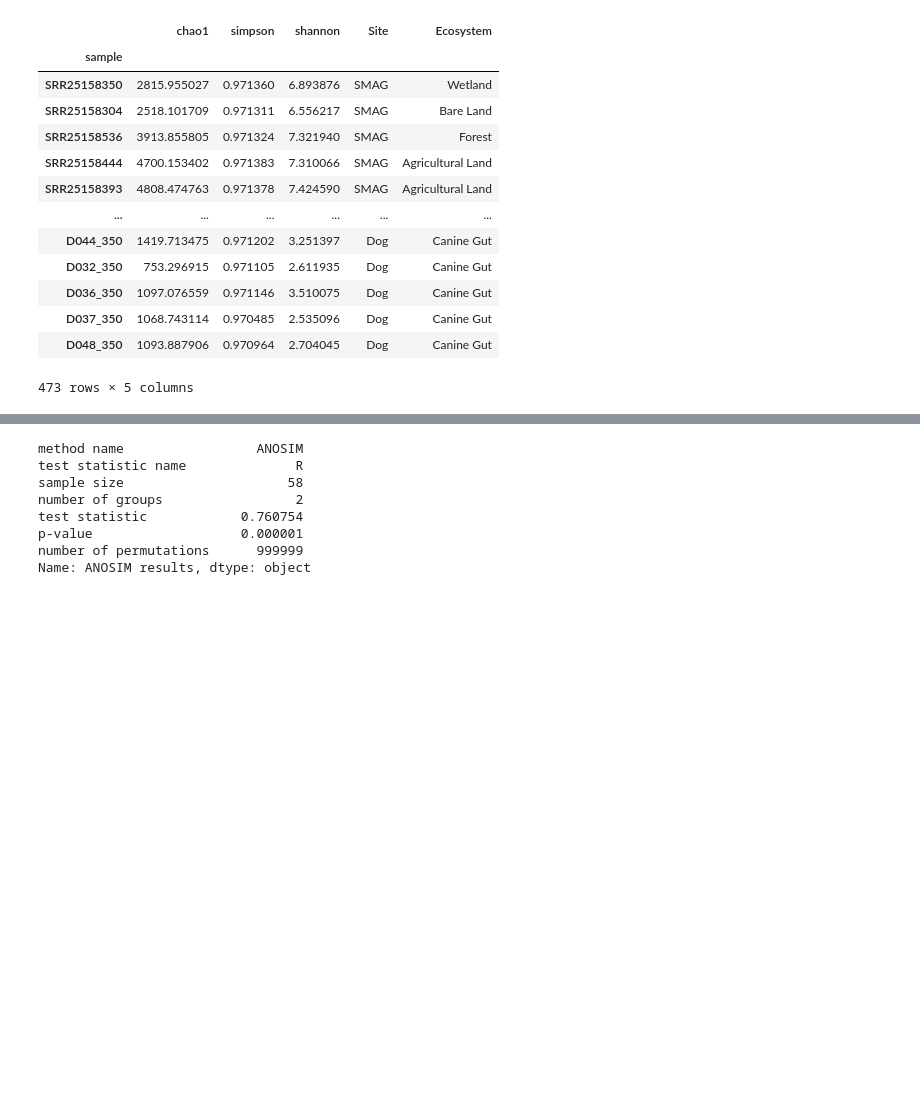
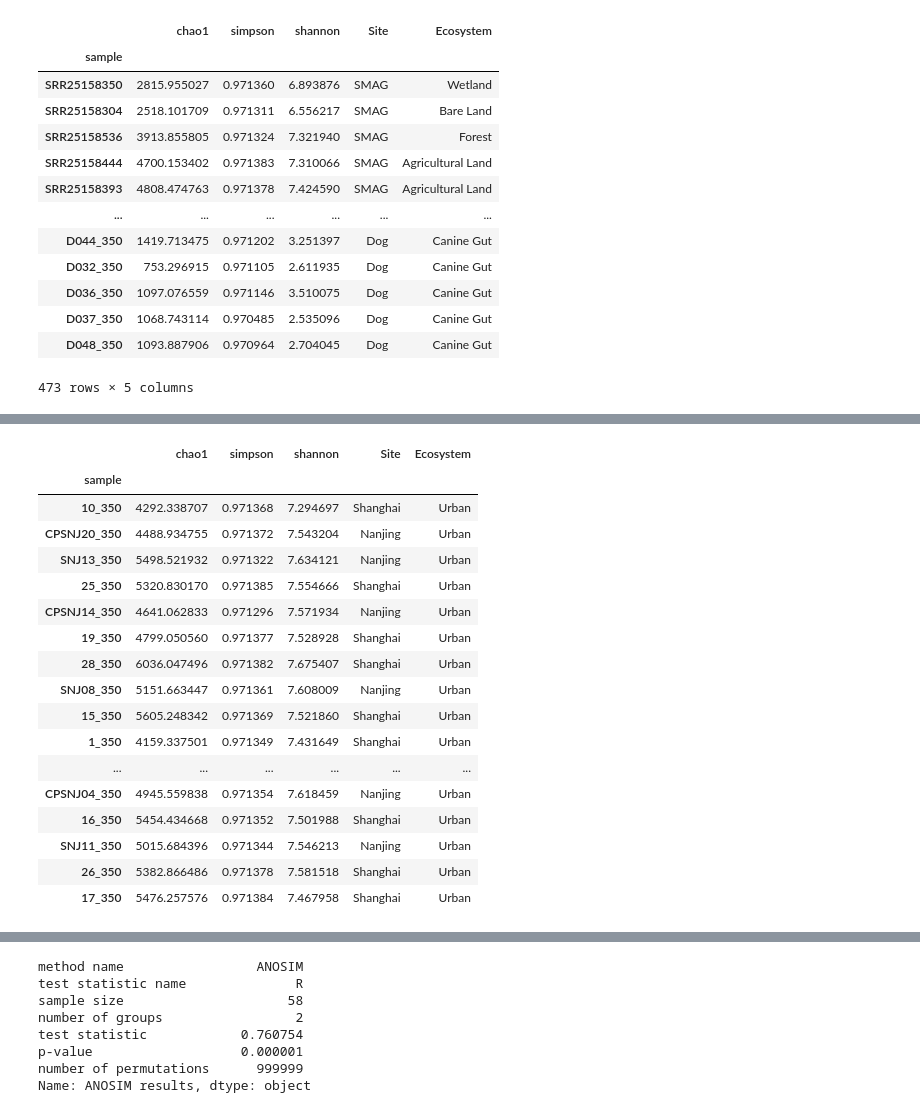
Before and after one commit to BigDataBiology/Duan2026_urban_soil, a Jupyter notebook: analysis/figure1/figure1.ipynb, the cells around one changed output, grey strips where cells are left out. Cells and saved outputs as stored; diff of their text form; code cells hidden in the pictures; blank space fills up the shorter version.

```diff
--- a/analysis/figure1/figure1.ipynb
+++ b/analysis/figure1/figure1.ipynb
@@ -180 +181,23 @@ df
+# %%
+df_without_smag = df[df["Site"] != "SMAG"]
+df_without_smag
+# %% [output]
+|  | chao1 | simpson | shannon | Site | Ecosystem |
+| sample |  |  |  |  |  |
+| 10_350 | 4292.338707 | 0.971368 | 7.294697 | Shanghai | Urban |
+| CPSNJ20_350 | 4488.934755 | 0.971372 | 7.543204 | Nanjing | Urban |
+| SNJ13_350 | 5498.521932 | 0.971322 | 7.634121 | Nanjing | Urban |
+| 25_350 | 5320.830170 | 0.971385 | 7.554666 | Shanghai | Urban |
+| CPSNJ14_350 | 4641.062833 | 0.971296 | 7.571934 | Nanjing | Urban |
+| 19_350 | 4799.050560 | 0.971377 | 7.528928 | Shanghai | Urban |
+| 28_350 | 6036.047496 | 0.971382 | 7.675407 | Shanghai | Urban |
+| SNJ08_350 | 5151.663447 | 0.971361 | 7.608009 | Nanjing | Urban |
+| 15_350 | 5605.248342 | 0.971369 | 7.521860 | Shanghai | Urban |
+| 1_350 | 4159.337501 | 0.971349 | 7.431649 | Shanghai | Urban |
+| ... | ... | ... | ... | ... | ... |
+| CPSNJ04_350 | 4945.559838 | 0.971354 | 7.618459 | Nanjing | Urban |
+| 16_350 | 5454.434668 | 0.971352 | 7.501988 | Shanghai | Urban |
+| SNJ11_350 | 5015.684396 | 0.971344 | 7.546213 | Nanjing | Urban |
+| 26_350 | 5382.866486 | 0.971378 | 7.581518 | Shanghai | Urban |
+| 17_350 | 5476.257576 | 0.971384 | 7.467958 | Shanghai | Urban |
 # %%
```
Also changed, not shown: parts of 14 cells of this notebook.
